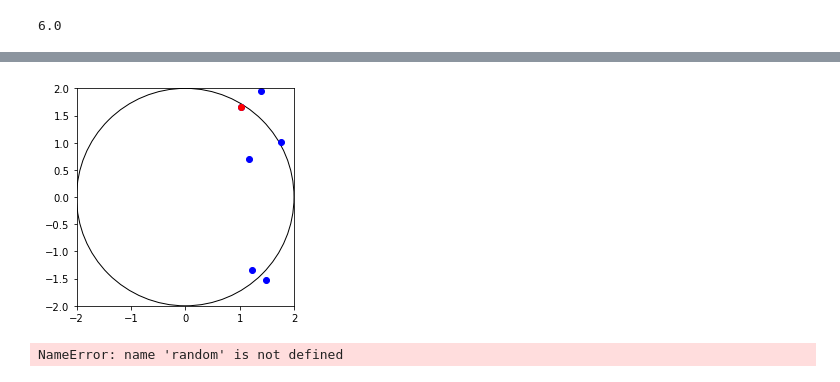
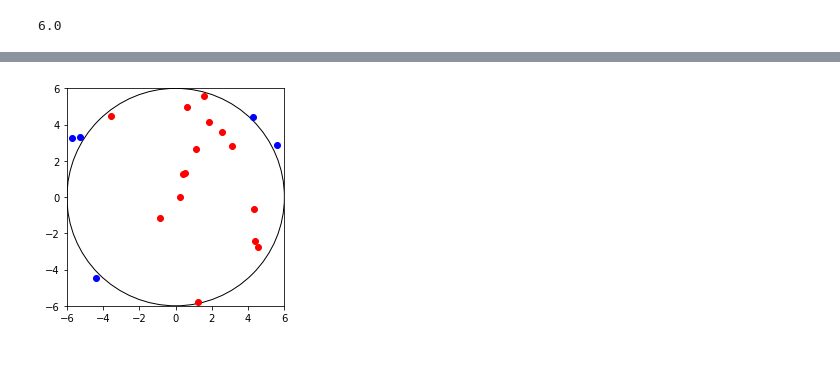
Before and after one commit to endagmedsigh/sami_mounir_19D, a Jupyter notebook: Programmering 1/Notebook FILER IPYNB/labration1.ipynb, the cells around one changed output, grey strips where cells are left out. Drawn from its saved outputs; the diff is of its cells as text; code cells hidden in the pictures.

```diff
--- a/Programmering 1/Notebook FILER IPYNB/labration1.ipynb
+++ b/Programmering 1/Notebook FILER IPYNB/labration1.ipynb
@@ -87,66 +121,33 @@ print (y*4)
 # %%
+#h
 import matplotlib.pyplot as plt
-import numpy as np
 import random
 
+
+r = 6
+
+
 figure,axes = plt.subplots()
-draw_circle = plt.Circle((0,0),2, fill=False)
+draw_circle = plt.Circle((0,0),r, fill=False)
 
 
 
 axes.set_aspect(1)
 axes.add_artist(draw_circle)
 
 for g in range(20):  #Här skapar vi våran loop
-    x = random.uniform(-2,2)  # X, detta är våran första randomiserade nummer, våran x punkt
-    y = random.uniform(-2,2) # Y, detta är våran första randomiserade nummer, våran y punkt
+    x = random.uniform(-r,r)  # X, detta är våran första randomiserade nummer, våran x punkt
+    y = random.uniform(-r,r) # Y, detta är våran första randomiserade nummer, våran y punkt
+    c2 = x**2 + y**2
+    c = np.sqrt(c2)
+    if r < c:
+        plt.plot(x,y,'bo')
+    else: plt.plot(x,y,'ro')
 
 
 
-plt.ylim(-2,2)
-plt.xlim(-2,2)
+plt.ylim(-r,r)
+plt.xlim(-r,r)
 plt.show()
 # %% [output]
-[figure, old version]
+[figure, new version]
-# %%
-import matplotlib.pyplot as plt
-import numpy as np
-import math
-
-figure,axes = plt.subplots()
-draw_circle = plt.Circle((0,0),2, fill=False)
-
-axes.set_aspect(1)
-axes.add_artist(draw_circle)
-
-plt.axes()
-rectangle = plt.Rectangle((-2,-2), 4, 4, fill=False)
-plt.gca().add_patch(rectangle)
-plt.axis('scaled')
-
-#Här skapar vi våran loop
-Nmax = 15
-R = 2
-r2 = R * np.sqrt(np.random.rand (Nmax, 1))
-theta2 = 2 * np.pi * np.random.rand (Nmax,1)
-x2 = r2 * np.cos(theta2)
-y2 = r2 * np.sin(theta2)
-plt.plot(x2,y2,'ro') # Y, detta är våran första randomiserade nummer, våran y punkt
-
-area = R**2 * np.pi
-
-inside = 0
-
-for g in range(5):  #Här skapar vi våran loop
-    x = random.uniform(-2,2)  # X, detta är våran första randomiserade nummer, våran x punkt
-    y = random.uniform(-2,2) # Y, detta är våran första randomiserade nummer, våran y punkt
-
-
-
-plt.ylim(-2,2)
-plt.xlim(-2,2)
-plt.show()
-
-print(area)
-# %% [output]
-NameError: name 'random' is not defined
```
Also changed, not shown: parts of 12 cells of this notebook.
